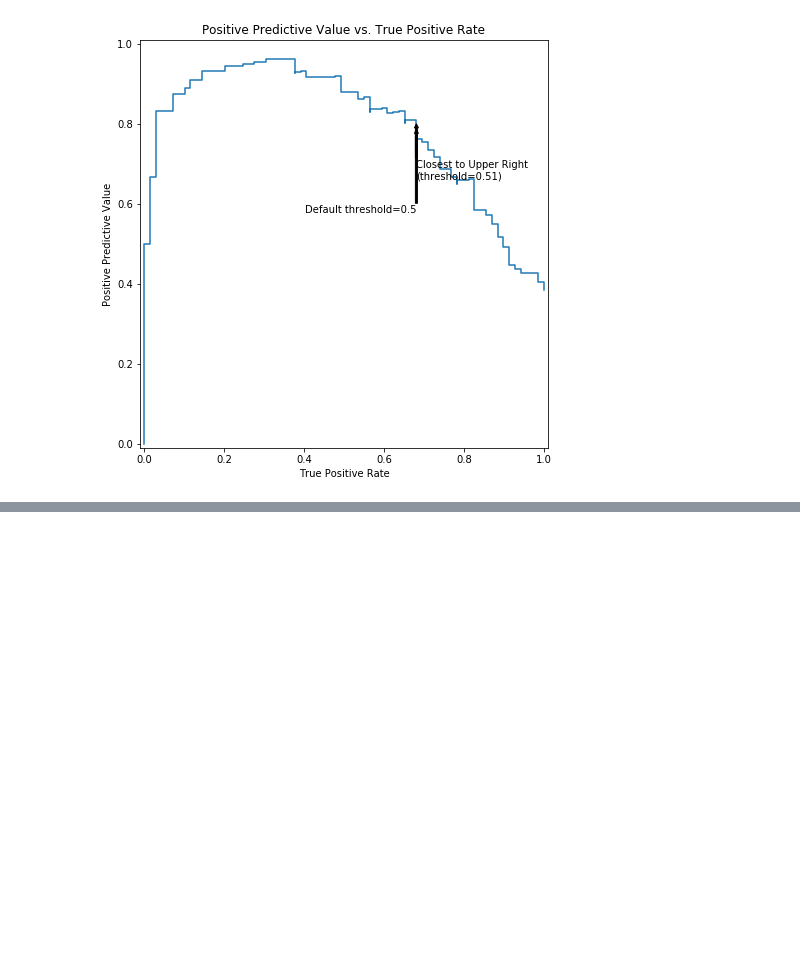
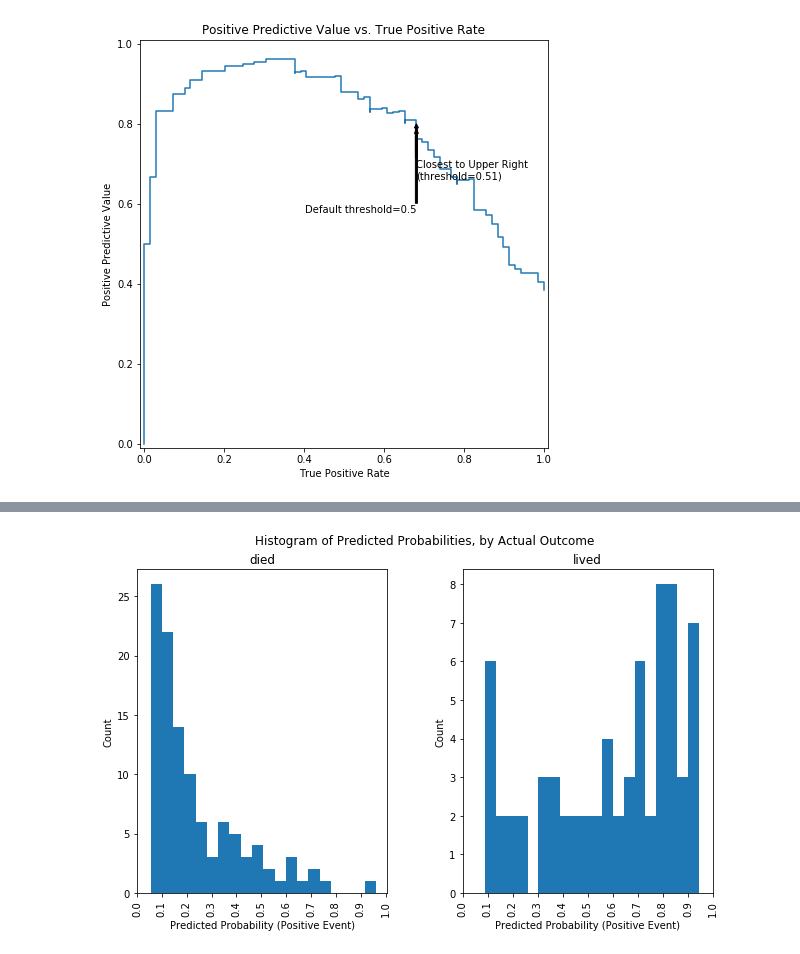
Before and after one commit to shane-kercheval/oo-learning, a Jupyter notebook: examples/classification-titanic/2-Basic Modeling.ipynb, the cells around one changed output, grey strips where cells are left out. Drawn from its saved outputs; the diff is of its cells as text; code cells hidden in the pictures; blank space fills up the shorter version.

```diff
--- a/examples/classification-titanic/2-Basic Modeling.ipynb
+++ b/examples/classification-titanic/2-Basic Modeling.ipynb
@@ -339,0 +344,4 @@ trainer.holdout_evaluator.plot_ppv_tpr_curve()
+# %%
+trainer.holdout_evaluator.plot_predicted_probability_hist()
+# %% [output]
+[figure, added]
```
Also changed, not shown: parts of 5 cells of this notebook.
